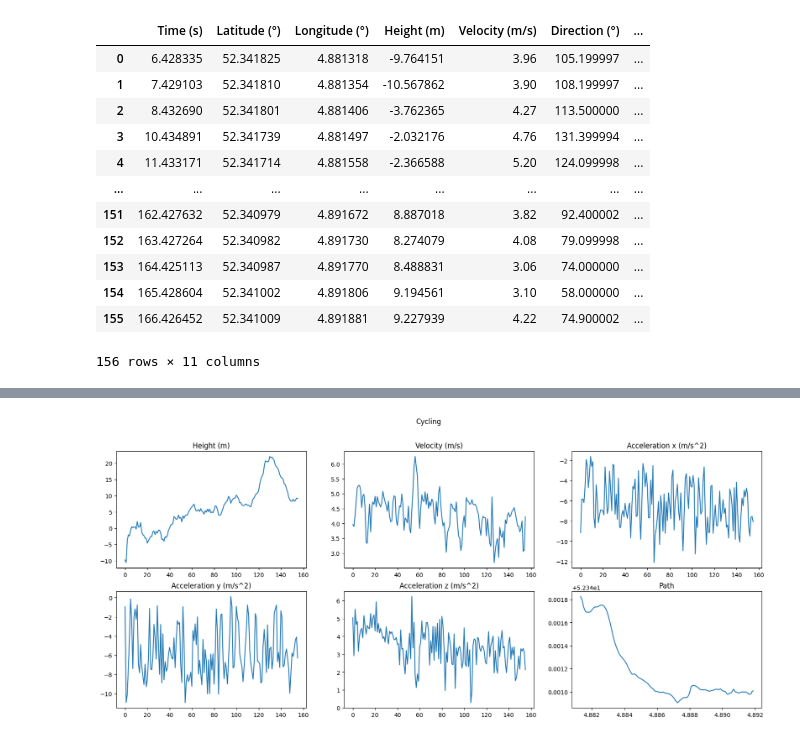
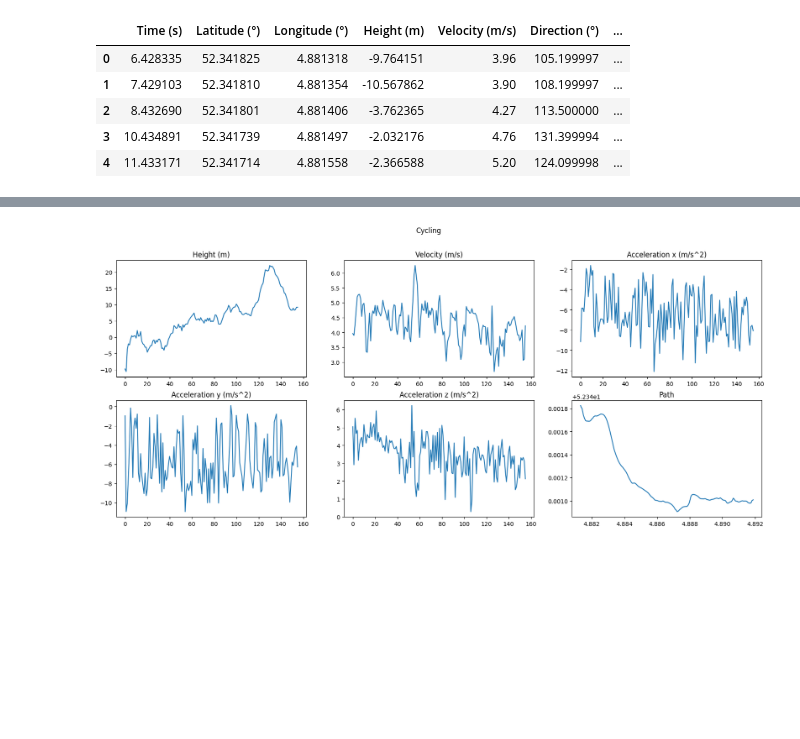
Before and after one commit to andrasjuice66/mlqs_assignment, a Jupyter notebook: exp.ipynb, the cells around one changed output, grey strips where cells are left out. Drawn from its saved outputs; the diff is of its cells as text; code cells hidden in the pictures; blank space fills up the shorter version.

```diff
--- a/exp.ipynb
+++ b/exp.ipynb
@@ -3,12 +3,9 @@ import pandas as pd
 import numpy as np
 import matplotlib.pyplot as plt
 from scipy import stats
+# %%
+acc = pd.read_csv("data\Cycling\QS 2024-06-04 16-15-10\Accelerometer.csv")
+loc = pd.read_csv("data\Cycling\QS 2024-06-04 16-15-10\Location.csv")
 # %%
-acc = pd.read_csv("QS\Cycling\QS 2024-06-04 16-15-10\Accelerometer.csv")
-loc = pd.read_csv("QS\Cycling\QS 2024-06-04 16-15-10\Location.csv")
-
 acc = acc[(acc["Time (s)"] > 5) & (acc["Time (s)"] < max(acc["Time (s)"]) - 5)]
 loc = loc[(loc["Time (s)"] > 5) & (loc["Time (s)"] < max(loc["Time (s)"]) - 5)]
-
-print(acc["Time (s)"])
-print(loc["Time (s)"])
@@ -46,19 +15,10 @@ plt.plot(loc['Longitude (°)'], loc['Latitude (°)'])
-# %%
-acc.drop_duplicates(subset=["Acceleration x (m/s^2)", "Acceleration y (m/s^2)", "Acceleration z (m/s^2)"], inplace=True)
 # %%
 x = pd.merge_asof(loc, acc, on="Time (s)", direction="nearest")
-x
+x.head()
 # %% [output]
 |  | Time (s) | Latitude (°) | Longitude (°) | Height (m) | Velocity (m/s) | Direction (°) | ... |
 | 0 | 6.428335 | 52.341825 | 4.881318 | -9.764151 | 3.96 | 105.199997 | ... |
 | 1 | 7.429103 | 52.341810 | 4.881354 | -10.567862 | 3.90 | 108.199997 | ... |
 | 2 | 8.432690 | 52.341801 | 4.881406 | -3.762365 | 4.27 | 113.500000 | ... |
 | 3 | 10.434891 | 52.341739 | 4.881497 | -2.032176 | 4.76 | 131.399994 | ... |
 | 4 | 11.433171 | 52.341714 | 4.881558 | -2.366588 | 5.20 | 124.099998 | ... |
-| ... | ... | ... | ... | ... | ... | ... | ... |
-| 151 | 162.427632 | 52.340979 | 4.891672 | 8.887018 | 3.82 | 92.400002 | ... |
-| 152 | 163.427264 | 52.340982 | 4.891730 | 8.274079 | 4.08 | 79.099998 | ... |
-| 153 | 164.425113 | 52.340987 | 4.891770 | 8.488831 | 3.06 | 74.000000 | ... |
-| 154 | 165.428604 | 52.341002 | 4.891806 | 9.194561 | 3.10 | 58.000000 | ... |
-| 155 | 166.426452 | 52.341009 | 4.891881 | 9.227939 | 4.22 | 74.900002 | ... |
-156 rows × 11 columns
```
Also changed, not shown: parts of 4 cells of this notebook, 2 other files.
